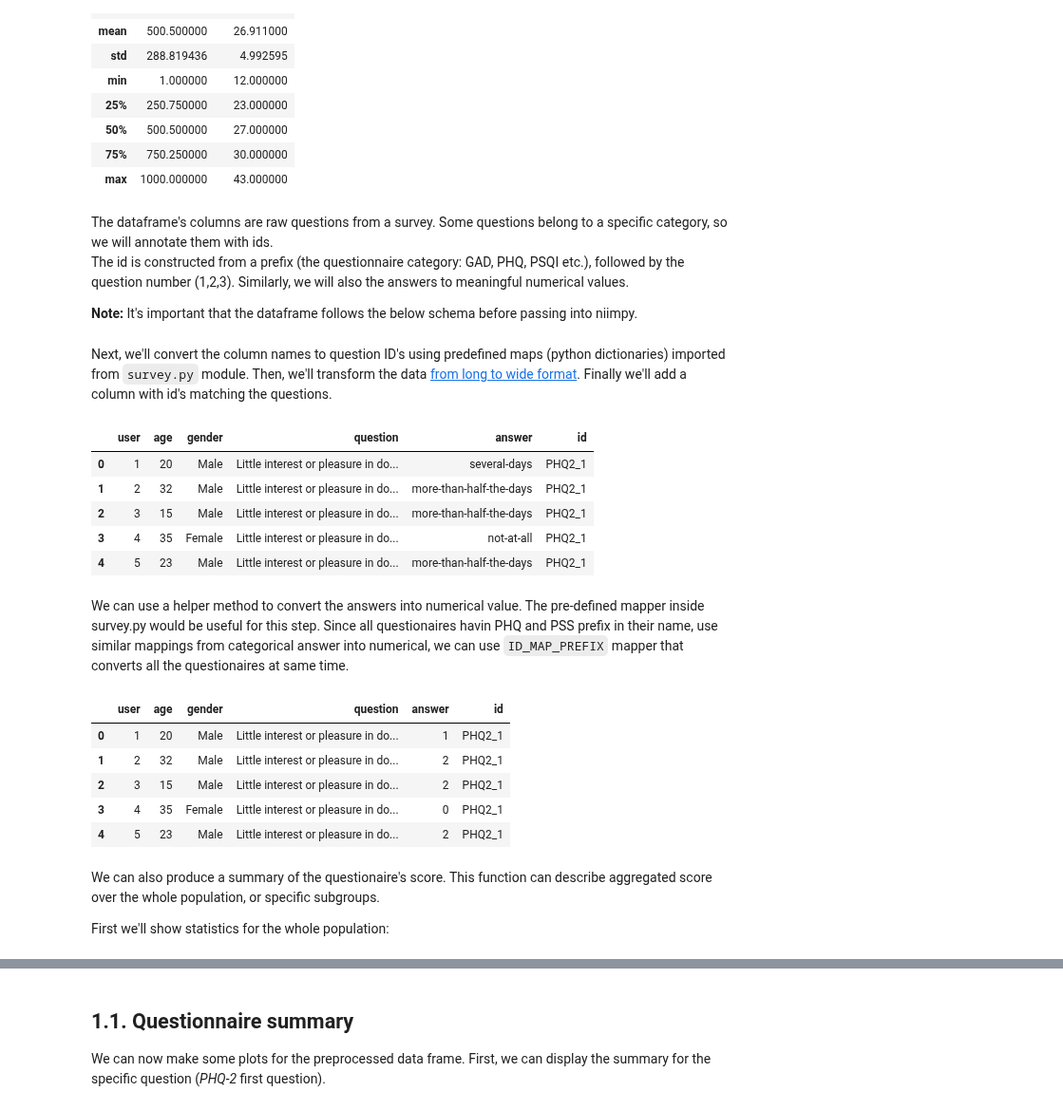
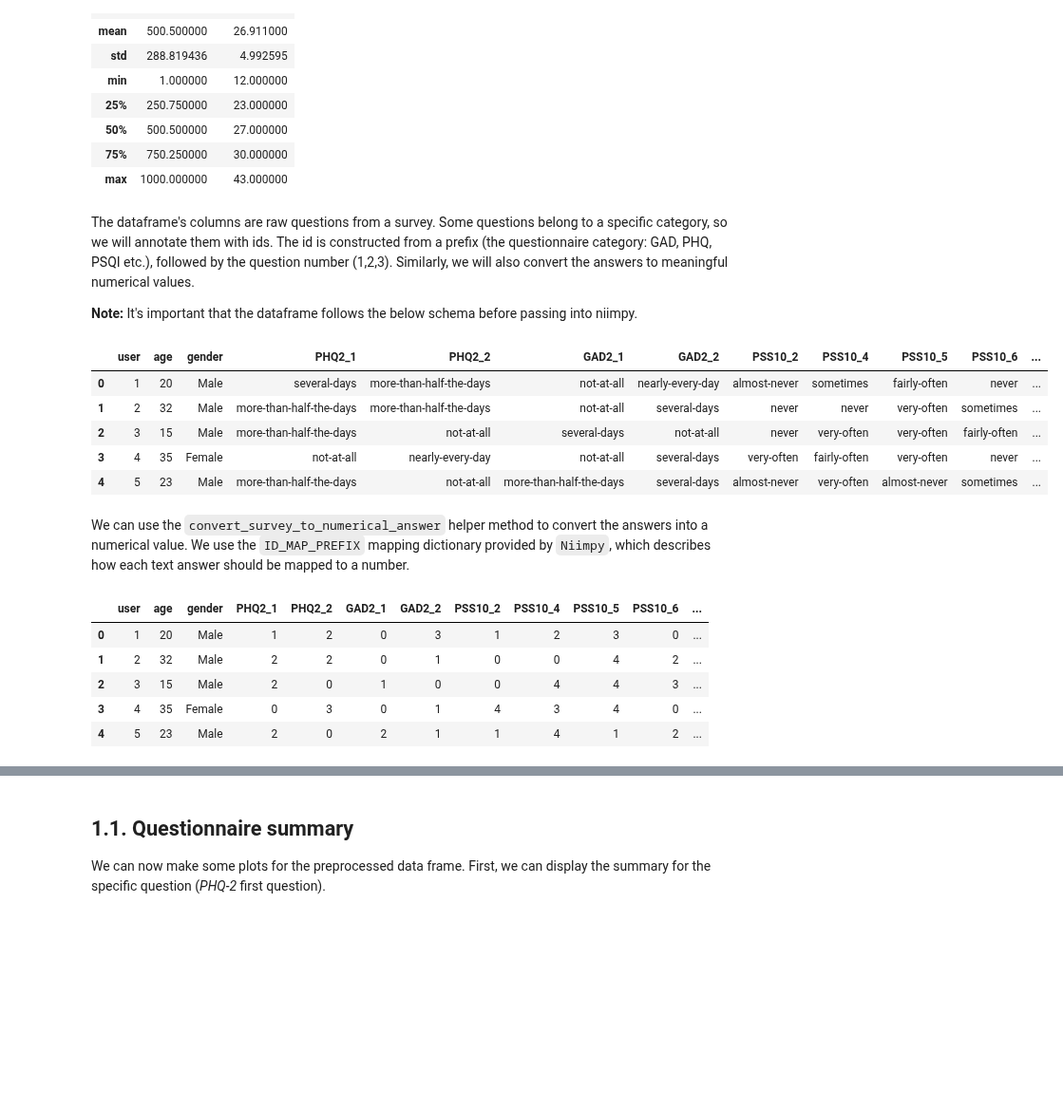
Before and after one commit to digitraceslab/niimpy, a Jupyter notebook: docs/demo_notebooks/Exploration.ipynb, the cells around one changed output, grey strips where cells are left out. Shown at 95% size. Drawn from its saved outputs; the diff is of its cells as text; code cells hidden in the pictures; blank space fills up the shorter version.

Commit message:
Update categorical to accept wide questionaire format. Update Exploration.ipynb and tests

```diff
--- a/docs/demo_notebooks/Exploration.ipynb
+++ b/docs/demo_notebooks/Exploration.ipynb
@@ -105,47 +105,33 @@ df.describe()
 | 75% | 750.250000 | 30.000000 |
 | max | 1000.000000 | 43.000000 |
 # %% [markdown]
-The dataframe's columns are raw questions from a survey. Some questions belong to a specific category, so we will annotate them with ids. <br> The id is constructed from a prefix (the questionnaire category: GAD, PHQ, PSQI etc.), followed by the question number (1,2,3). Similarly, we will also the answers to meaningful numerical values.
+The dataframe's columns are raw questions from a survey. Some questions belong to a specific category, so we will annotate them with ids. The id is constructed from a prefix (the questionnaire category: GAD, PHQ, PSQI etc.), followed by the question number (1,2,3). Similarly, we will also convert the answers to meaningful numerical values.
 
 **Note:** It's important that the dataframe follows the below schema before passing into niimpy.
-# %% [markdown]
-Next, we'll convert the column names to question ID's using predefined maps (python dictionaries) imported from `survey.py` module. Then, we'll transform the data [from long to wide format](https://pandas.pydata.org/docs/reference/api/pandas.melt.html). Finally we'll add a column with id's matching the questions.
 # %%
 # Convert column name to id, based on provided mappers from niimpy
-col_id = {**PHQ2_MAP, **PSQI_MAP, **PSS10_MAP, **PANAS_MAP, **GAD2_MAP}
-selected_cols = [col for col in df.columns if col in col_id.keys()]
-
-# Convert data frame to long format
-m_df = pd.melt(df, id_vars=['user', 'age', 'gender'], value_vars=selected_cols, var_name='question', value_name='answer')
-
-# Assign questions to codes
-m_df['id'] = m_df['question'].replace(col_id)
-m_df.head()
+column_map = {**PHQ2_MAP, **PSQI_MAP, **PSS10_MAP, **PANAS_MAP, **GAD2_MAP}
+df = df.rename(column_map, axis = 1)
+df.head()
 # %% [output]
-|  | user | age | gender | question | answer | id |
-| 0 | 1 | 20 | Male | Little interest or pleasure in do... | several-days | PHQ2_1 |
-| 1 | 2 | 32 | Male | Little interest or pleasure in do... | more-than-half-the-days | PHQ2_1 |
-| 2 | 3 | 15 | Male | Little interest or pleasure in do... | more-than-half-the-days | PHQ2_1 |
-| 3 | 4 | 35 | Female | Little interest or pleasure in do... | not-at-all | PHQ2_1 |
-| 4 | 5 | 23 | Male | Little interest or pleasure in do... | more-than-half-the-days | PHQ2_1 |
+|  | user | age | gender | PHQ2_1 | PHQ2_2 | GAD2_1 | GAD2_2 | PSS10_2 | PSS10_4 | PSS10_5 | PSS10_6 | ... |
+| 0 | 1 | 20 | Male | several-days | more-than-half-the-days | not-at-all | nearly-every-day | almost-never | sometimes | fairly-often | never | ... |
+| 1 | 2 | 32 | Male | more-than-half-the-days | more-than-half-the-days | not-at-all | several-days | never | never | very-often | sometimes | ... |
+| 2 | 3 | 15 | Male | more-than-half-the-days | not-at-all | several-days | not-at-all | never | very-often | very-often | fairly-often | ... |
+| 3 | 4 | 35 | Female | not-at-all | nearly-every-day | not-at-all | several-days | very-often | fairly-often | very-often | never | ... |
+| 4 | 5 | 23 | Male | more-than-half-the-days | not-at-all | more-than-half-the-days | several-days | almost-never | very-often | almost-never | sometimes | ... |
-# %% [markdown]
-We can use a helper method to convert the answers into numerical value. The pre-defined mapper inside survey.py would be useful for this step. Since all questionaires havin PHQ and PSS prefix in their name, use similar mappings from categorical answer into numerical, we can use `ID_MAP_PREFIX` mapper that converts all the questionaires at same time.
+# %% [markdown]
+We can use the `convert_survey_to_numerical_answer` helper method to convert the answers into a numerical value. We use the `ID_MAP_PREFIX` mapping dictionary provided by `Niimpy`, which describes how each text answer should be mapped to a number.
 # %%
 # Transform raw answers to numerical values
-m_df['answer'] = convert_survey_to_numerical_answer(m_df,
-                                                    answer_col='answer',
-                                                    question_id='id',
-                                                    id_map=ID_MAP_PREFIX,
-                                                    use_prefix=True)
-m_df.head()
+num_df = convert_survey_to_numerical_answer(
+    df, id_map=ID_MAP_PREFIX, use_prefix=True
+)
+num_df.head()
 # %% [output]
-|  | user | age | gender | question | answer | id |
-| 0 | 1 | 20 | Male | Little interest or pleasure in do... | 1 | PHQ2_1 |
-| 1 | 2 | 32 | Male | Little interest or pleasure in do... | 2 | PHQ2_1 |
-| 2 | 3 | 15 | Male | Little interest or pleasure in do... | 2 | PHQ2_1 |
-| 3 | 4 | 35 | Female | Little interest or pleasure in do... | 0 | PHQ2_1 |
-| 4 | 5 | 23 | Male | Little interest or pleasure in do... | 2 | PHQ2_1 |
+|  | user | age | gender | PHQ2_1 | PHQ2_2 | GAD2_1 | GAD2_2 | PSS10_2 | PSS10_4 | PSS10_5 | PSS10_6 | ... |
+| 0 | 1 | 20 | Male | 1 | 2 | 0 | 3 | 1 | 2 | 3 | 0 | ... |
+| 1 | 2 | 32 | Male | 2 | 2 | 0 | 1 | 0 | 0 | 4 | 2 | ... |
+| 2 | 3 | 15 | Male | 2 | 0 | 1 | 0 | 0 | 4 | 4 | 3 | ... |
+| 3 | 4 | 35 | Female | 0 | 3 | 0 | 1 | 4 | 3 | 4 | 0 | ... |
+| 4 | 5 | 23 | Male | 2 | 0 | 2 | 1 | 1 | 4 | 1 | 2 | ... |
-# %% [markdown]
-We can also produce a summary of the questionaire's score. This function can describe aggregated score over the whole population, or specific subgroups.
-
-First we'll show statistics for the whole population:
```
Also changed, not shown: parts of 21 cells of this notebook, 5 other files.
